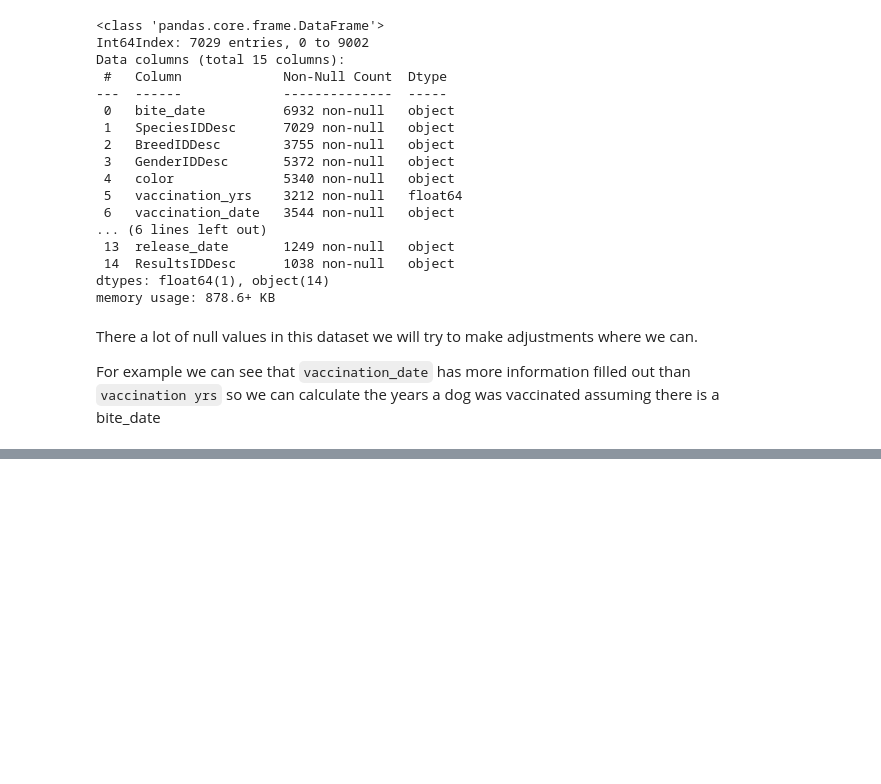
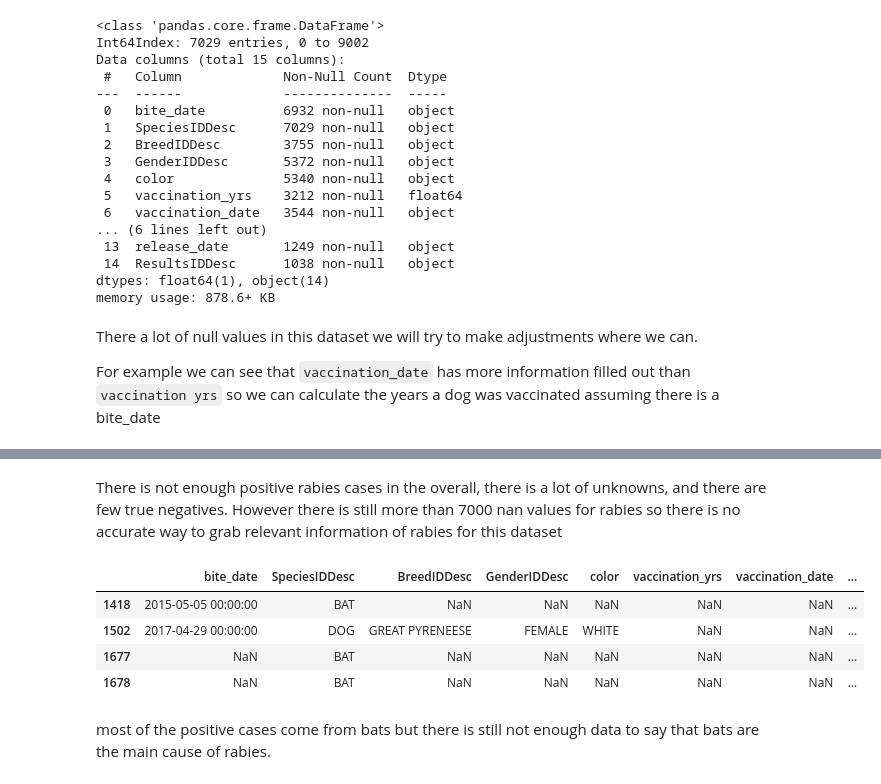
Before and after one commit to tcarr032/Animal-bite-dataset, a Jupyter notebook: Animal_Bites_Predictor.ipynb, the cells around one changed output, grey strips where cells are left out. Saved outputs shown, nothing was run; the diff lists cells and outputs as text; code cells hidden in the pictures; blank space fills up the shorter version.

Commit message:
Finished with data analysis, no ML needed

```diff
--- a/Animal_Bites_Predictor.ipynb
+++ b/Animal_Bites_Predictor.ipynb
@@ -73,0 +109,12 @@ Text(0, 0.5, '% of  bites caused')
+# %% [markdown]
+There is not enough positive rabies cases in the overall, there is a lot of unknowns, and there are few true negatives. However there is still more than 7000 nan values for rabies so there is no accurate way to grab relevant information of rabies for this dataset
+# %%
+df[df['ResultsIDDesc'] == 'POSITIVE']
+# %% [output]
+|  | bite_date | SpeciesIDDesc | BreedIDDesc | GenderIDDesc | color | vaccination_yrs | vaccination_date | ... |
+| 1418 | 2015-05-05 00:00:00 | BAT | NaN | NaN | NaN | NaN | NaN | ... |
+| 1502 | 2017-04-29 00:00:00 | DOG | GREAT PYRENEESE | FEMALE | WHITE | NaN | NaN | ... |
+| 1677 | NaN | BAT | NaN | NaN | NaN | NaN | NaN | ... |
+| 1678 | NaN | BAT | NaN | NaN | NaN | NaN | NaN | ... |
+# %% [markdown]
+most of the positive cases come from bats but there is still not enough data to say that bats are the main cause of rabies.
```
Also changed, not shown: parts of 7 cells of this notebook.
